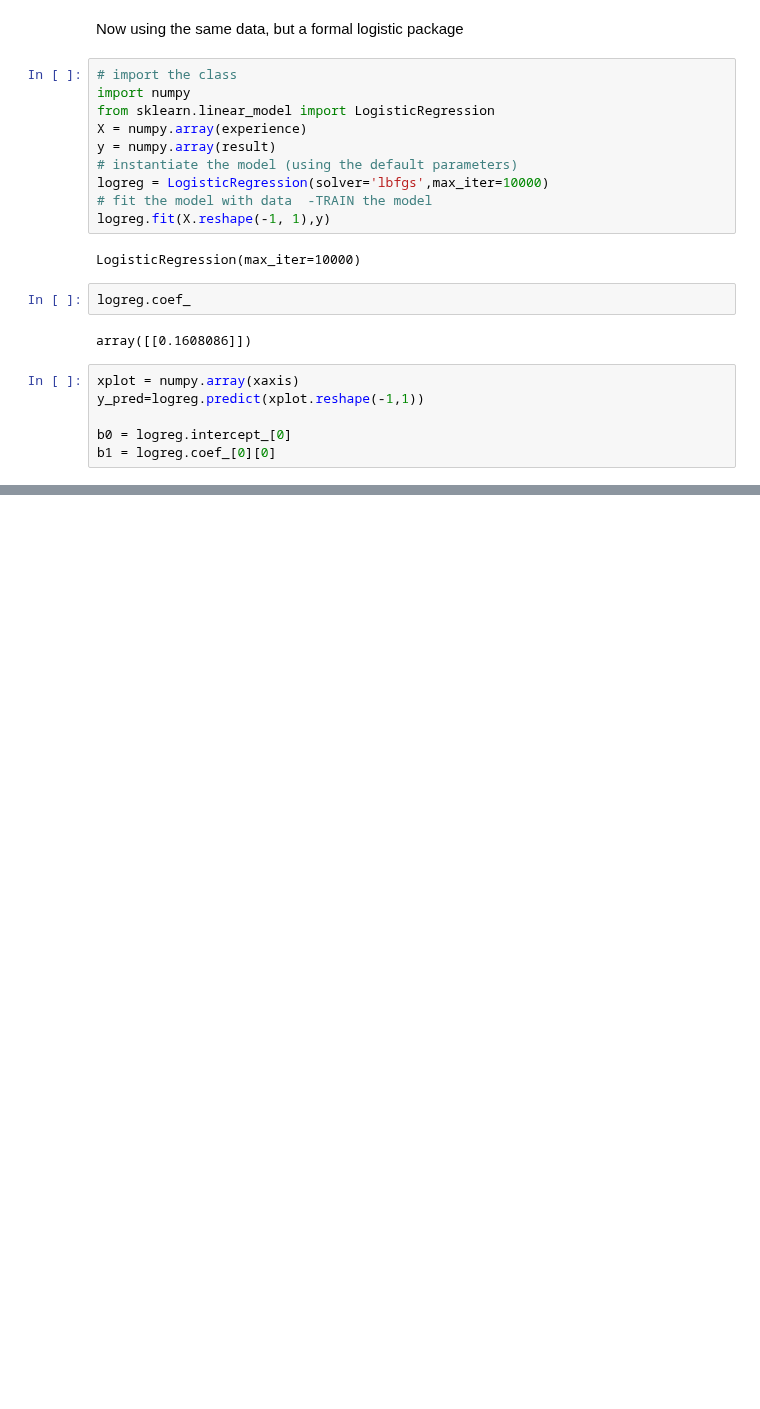
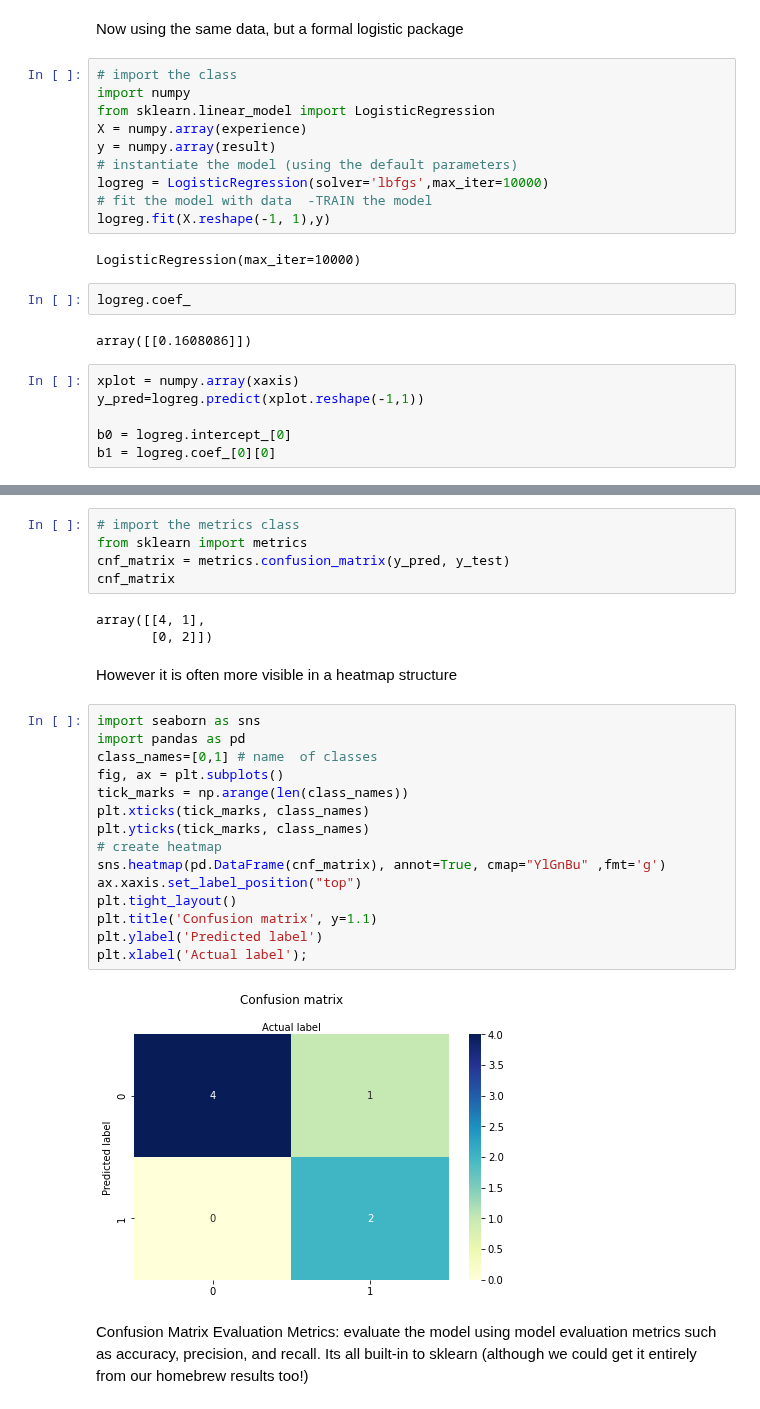
Before and after one commit to dustykat/ce-5319-webroot, a Jupyter notebook: ce5319jb/_build/html/_sources/lessons/logisticregression/example1.ipynb, the cells around one changed output, grey strips where cells are left out. Drawn from its saved outputs; the diff is of its cells as text; blank space fills up the shorter version.

```diff
--- a/ce5319jb/_build/html/_sources/lessons/logisticregression/example1.ipynb
+++ b/ce5319jb/_build/html/_sources/lessons/logisticregression/example1.ipynb
@@ -189,0 +292,29 @@ make2plot(experience,result,xaxis,fitted,'Experience (months)','Sucess in Task',
+# %%
+# import the metrics class
+from sklearn import metrics
+cnf_matrix = metrics.confusion_matrix(y_pred, y_test)
+cnf_matrix
+# %% [output]
+array([[4, 1],
+       [0, 2]])
+# %% [markdown]
+However it is often more visible in a heatmap structure
+# %%
+import seaborn as sns
+import pandas as pd
+class_names=[0,1] # name  of classes
+fig, ax = plt.subplots()
+tick_marks = np.arange(len(class_names))
+plt.xticks(tick_marks, class_names)
+plt.yticks(tick_marks, class_names)
+# create heatmap
+sns.heatmap(pd.DataFrame(cnf_matrix), annot=True, cmap="YlGnBu" ,fmt='g')
+ax.xaxis.set_label_position("top")
+plt.tight_layout()
+plt.title('Confusion matrix', y=1.1)
+plt.ylabel('Predicted label')
+plt.xlabel('Actual label');
+# %% [output]
+[figure, added]
+# %% [markdown]
+Confusion Matrix Evaluation Metrics: evaluate the model using model evaluation metrics such as accuracy, precision, and recall. Its all built-in to sklearn (although we could get it entirely from our homebrew results too!)
```
Also changed, not shown: parts of 22 cells of this notebook, 19 other files.
